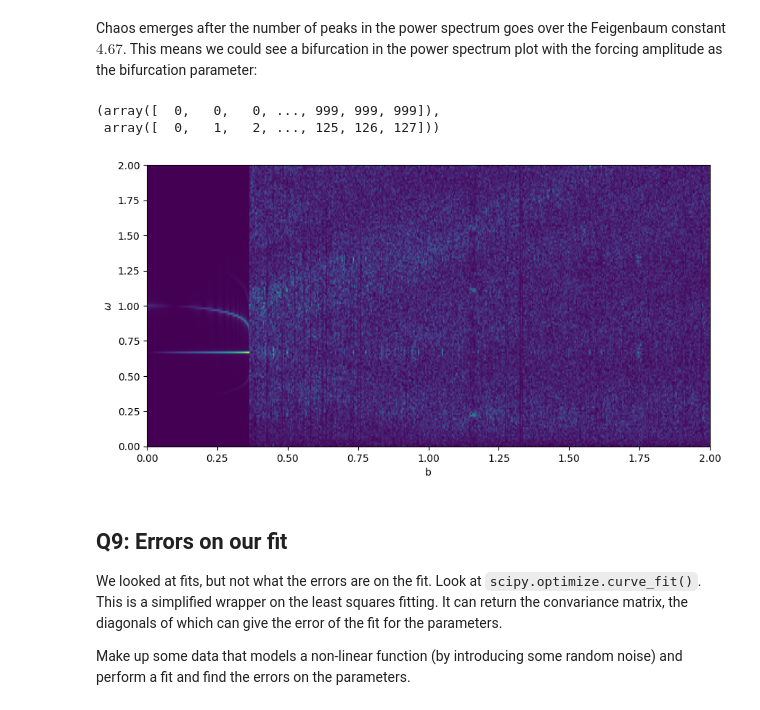
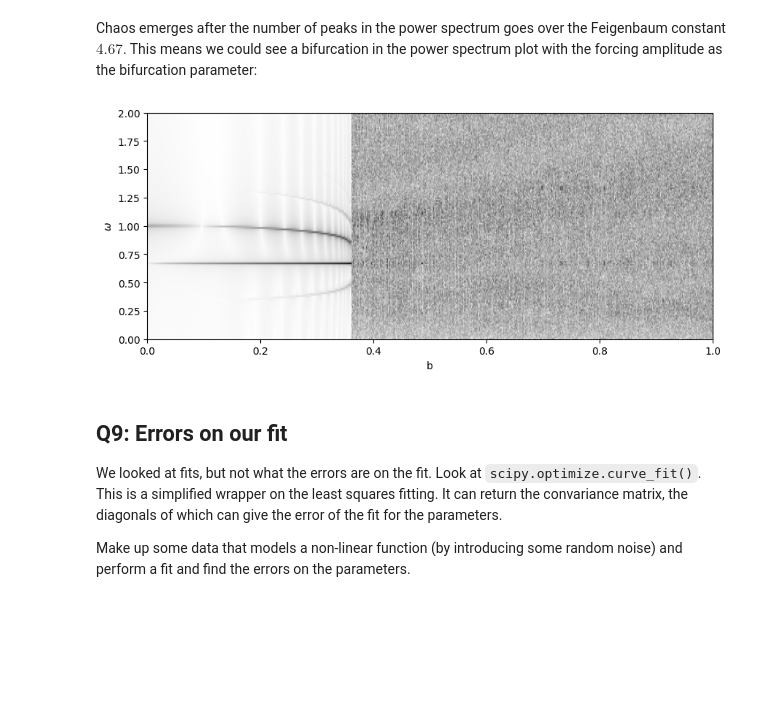
Before and after one commit to ngrlcu/scientificcomputing_bicocca_2023, a Jupyter notebook: working/L4_solutions.ipynb, the cells around one changed output. Drawn from its saved outputs; the diff is of its cells as text; code cells hidden in the pictures; blank space fills up the shorter version.

```diff
--- a/working/L4_solutions.ipynb
+++ b/working/L4_solutions.ipynb
@@ -133,7 +26,7 @@ q = 0.5
 omega_d = 0.66667
 b = np.arange(0.9, 2, 0.05)
 
-theta_0 = np.pi
+theta_0 = np.pi/3
 # %%
 def rhs(t, Y, q, omega_d, b):
         """ damped driven pendulum system derivatives.  Here, Y = (theta, omega) are
@@ -217,9 +110,15 @@ plt.show()
 # %%
 fig, ax = plt.subplots(figsize=(8,5))
 
-for bi in b:
-    t, X = ode_integrate(np.array([theta_0, 0.0]), 0.02, 30, bi)
-    ax.plot(t, X[0,:], '.', markersize=1)
+
+theta_0 = np.pi/3
+dt = 1e-5
+
+t1, X1 = ode_integrate(np.array([theta_0, 0.0]), 0.02, 100, 2)
+ax.plot(t1, X1[0,:], '.', markersize=1)
+
+t2, X2 = ode_integrate(np.array([theta_0+dt, 0.0]), 0.02, 100, 2)
+ax.plot(t2, X2[0,:], '.', markersize=1)
 
 plt.title(r"Time evolution $\theta(t)$")
 plt.xlabel( r"$t$")
@@ -264,5 +129,0 @@ A = hilbert(13)
-# %%
-b = A @ x
-import scipy.linalg
-x = scipy.linalg.lstsq(A, b)
-x
@@ -459,20 +263,17 @@ plt.show()
 # %% [markdown]
 Chaos emerges after the number of peaks in the power spectrum goes over the Feigenbaum constant $4.67$.
 This means we could see a bifurcation in the power spectrum plot with the forcing amplitude as the bifurcation parameter:
-# %%
-np.array(omegak) < 2
-# %% [output]
-(array([  0,   0,   0, ..., 999, 999, 999]),
- array([  0,   1,   2, ..., 125, 126, 127]))
 # %%
-bmax = 2
-b = np.linspace(0, bmax, 500)
+bmax = 1
+res = 700
+tmax = 500
+b = np.linspace(0, bmax, res)
 
 omegak = []
 fk = []
 
 for bi in b:
-    t, y = int_pendulum(np.radians(10), 0, 0.6666, bi, 500.0, 0.1)
+    t, y = int_pendulum(np.radians(10), 0, 0.6667, bi, tmax, tmax/res)
     new_omegak, new_fk = power_spectrum(t, y)
     omegak.append(new_omegak)
     fk.append(np.abs(new_fk[0]))
@@ -480,14 +281,16 @@ for bi in b:
 fk = np.array(fk)
 omegak = np.array(omegak)
 # %%
+import matplotlib as mpl
+
 plt.figure(figsize=(10,8))
 
-plt.imshow(fk[:, omegak[0] < 2].T, origin='lower', aspect=0.5, extent=[0, bmax, 0, 2])
+plt.imshow(fk[:, omegak[0] < 2].T, origin='lower', aspect=0.2, extent=[0, bmax, 0, 2], cmap='binary', norm=mpl.colors.PowerNorm(gamma=0.5))
 plt.xlabel("b")
 plt.ylabel(r"$\omega$")
 plt.show()
 # %% [output]
-[figure, old version]
+[figure, new version]
 # %% [markdown]
 ## Q9: Errors on our fit
 
```
Also changed, not shown: parts of 33 cells of this notebook, 3 other files.
